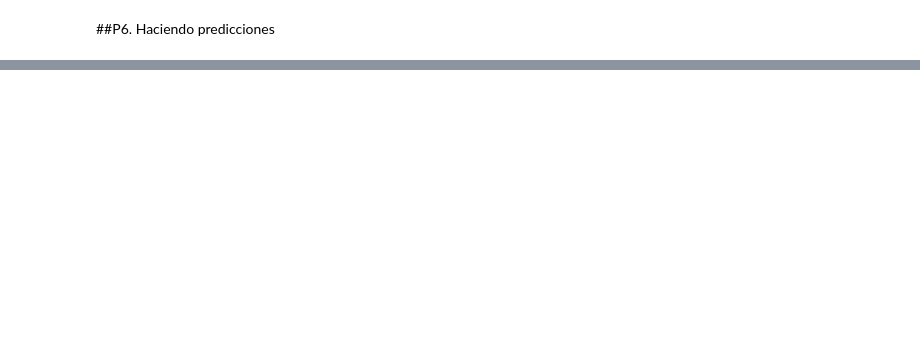
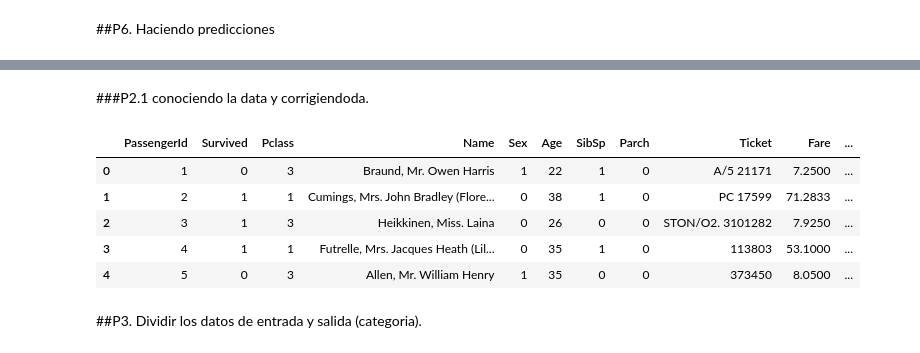
Before and after one commit to luisFernandoCastellanosG/Machine_learning, a Jupyter notebook: 2-Deep_Learning/P2_deep_learning_basic.ipynb, the cells around one changed output, grey strips where cells are left out. Drawn from its saved outputs; the diff is of its cells as text; code cells hidden in the pictures; blank space fills up the shorter version.

```diff
--- a/2-Deep_Learning/P2_deep_learning_basic.ipynb
+++ b/2-Deep_Learning/P2_deep_learning_basic.ipynb
@@ -484,0 +508,9 @@ El resultado es  67.91151 % fahrenheit!
+# %%
+import numpy as np
+import pandas as pd
+from sklearn.model_selection import train_test_split
+from keras.models import Sequential
+from keras.layers import Dense
+
+from sklearn import preprocessing # para convertir datos categoricos a numericos
+le =preprocessing.LabelEncoder()  #instanciamos el Codificador
@@ -484,0 +551,16 @@ El resultado es  67.91151 % fahrenheit!
+# %% [markdown]
+###P2.1 conociendo la data y corrigiendoda.
+# %%
+df_ti[['Age']] = df_ti[['Age']].astype('int')        #convertir float a int
+df_ti['Sex']=le.fit_transform(df_ti['Sex'])          # convertir datos categoricos a numericos
+df_ti['Embarked ']=le.fit_transform(df_ti['Embarked '])  # convertir datos categoricos a numericos
+df_ti.head()
+# %% [output]
+|  | PassengerId | Survived | Pclass | Name | Sex | Age | SibSp | Parch | Ticket | Fare | ... |
+| 0 | 1 | 0 | 3 | Braund, Mr. Owen Harris | 1 | 22 | 1 | 0 | A/5 21171 | 7.2500 | ... |
+| 1 | 2 | 1 | 1 | Cumings, Mrs. John Bradley (Flore... | 0 | 38 | 1 | 0 | PC 17599 | 71.2833 | ... |
+| 2 | 3 | 1 | 3 | Heikkinen, Miss. Laina | 0 | 26 | 0 | 0 | STON/O2. 3101282 | 7.9250 | ... |
+| 3 | 4 | 1 | 1 | Futrelle, Mrs. Jacques Heath (Lil... | 0 | 35 | 1 | 0 | 113803 | 53.1000 | ... |
+| 4 | 5 | 0 | 3 | Allen, Mr. William Henry | 1 | 35 | 0 | 0 | 373450 | 8.0500 | ... |
+# %% [markdown]
+##P3. Dividir los datos de entrada y salida (categoria).
```
Also changed, not shown: parts of 30 cells of this notebook.
